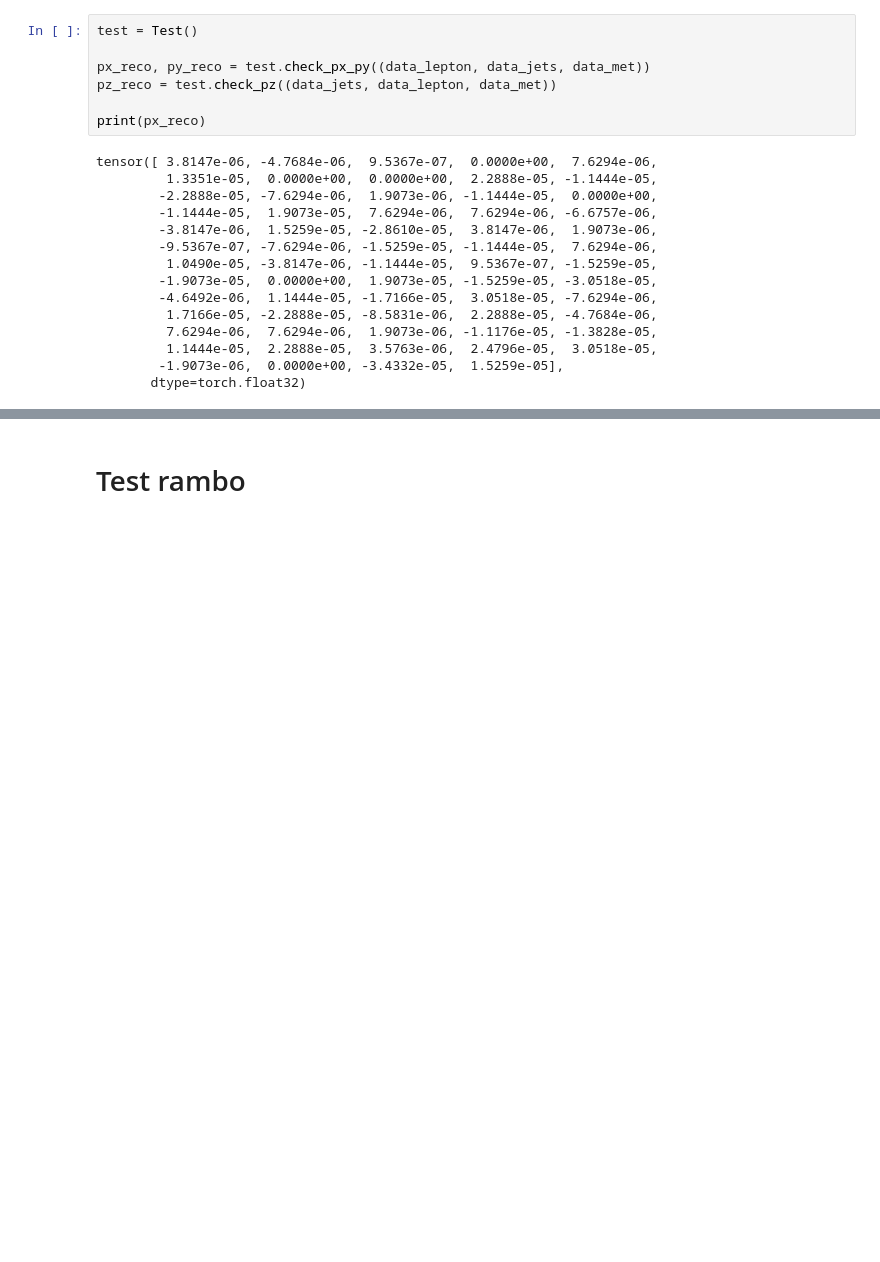
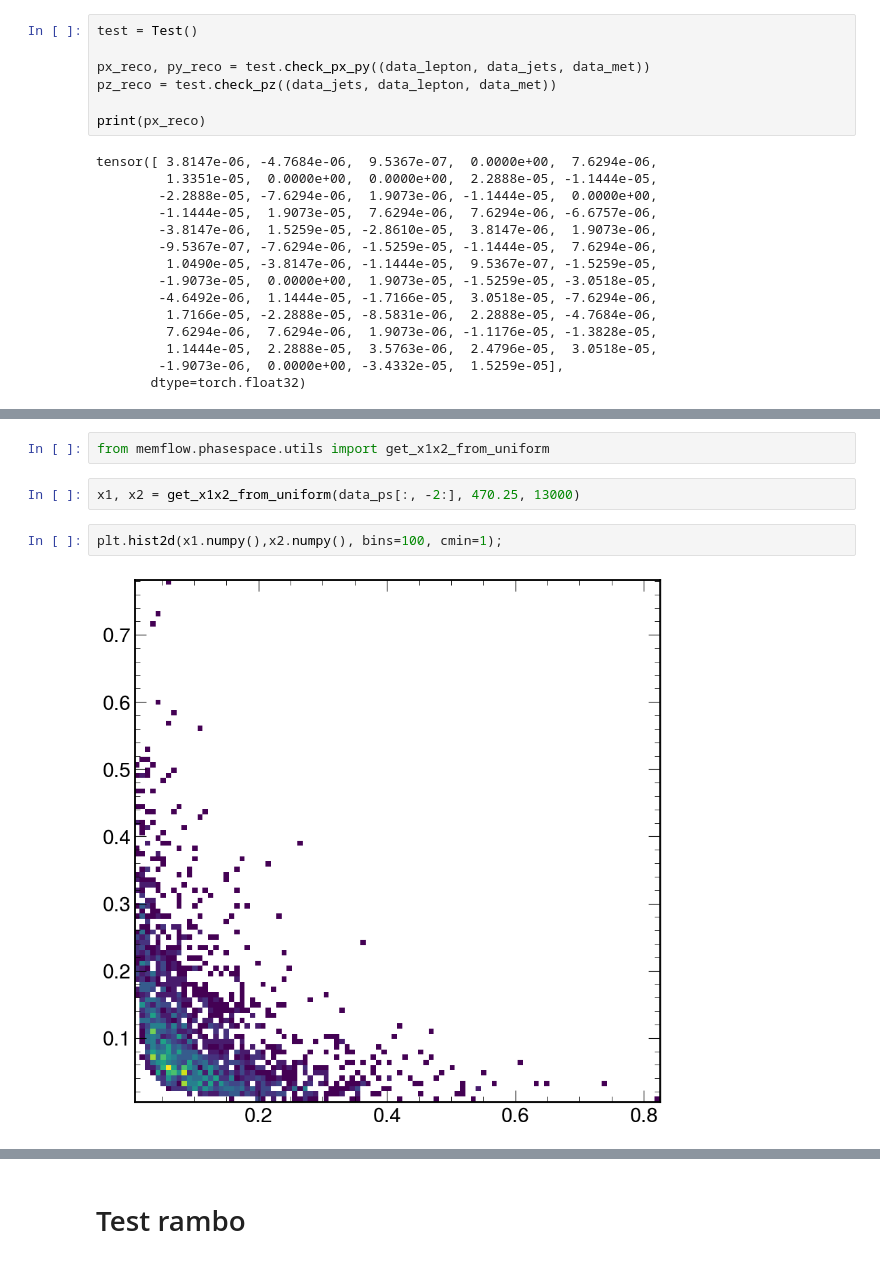
Before and after one commit to valsdav/MEMFlow, a Jupyter notebook: memflow/read_data/TestDatasetLoader.ipynb, the cells around one changed output, grey strips where cells are left out. Saved outputs shown, nothing was run; the diff lists cells and outputs as text; blank space fills up the shorter version.

```diff
--- a/memflow/read_data/TestDatasetLoader.ipynb
+++ b/memflow/read_data/TestDatasetLoader.ipynb
@@ -138,0 +178,8 @@ tensor([ 3.8147e-06, -4.7684e-06,  9.5367e-07,  0.0000e+00,  7.6294e-06,
+# %%
+from memflow.phasespace.utils import get_x1x2_from_uniform
+# %%
+x1, x2 = get_x1x2_from_uniform(data_ps[:, -2:], 470.25, 13000)
+# %%
+plt.hist2d(x1.numpy(),x2.numpy(), bins=100, cmin=1);
+# %% [output]
+[figure, added]
```
Also changed, not shown: parts of 13 cells of this notebook, 13 other files.
